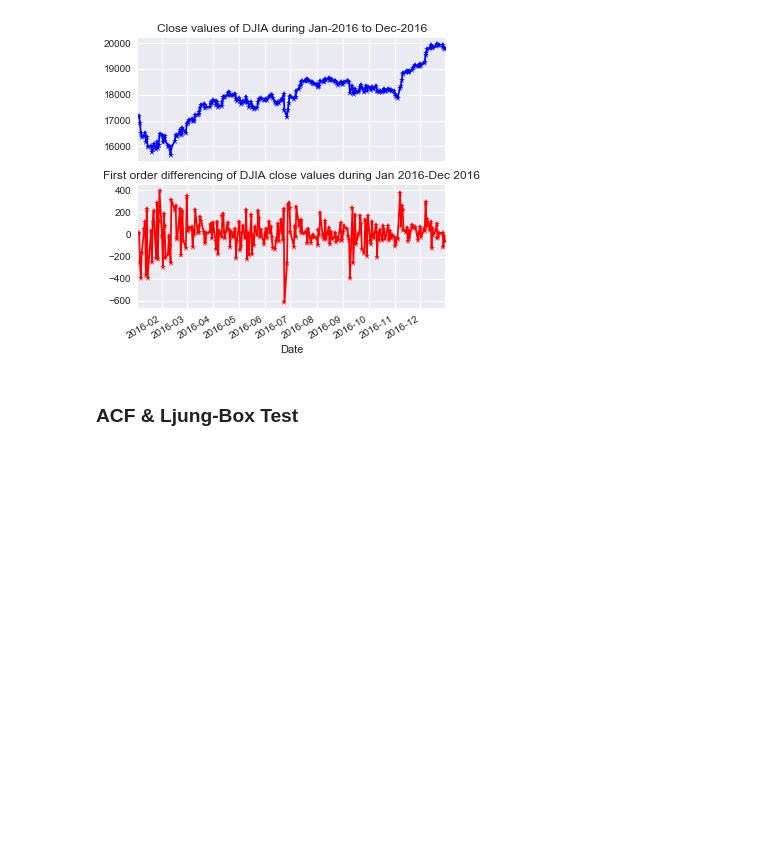
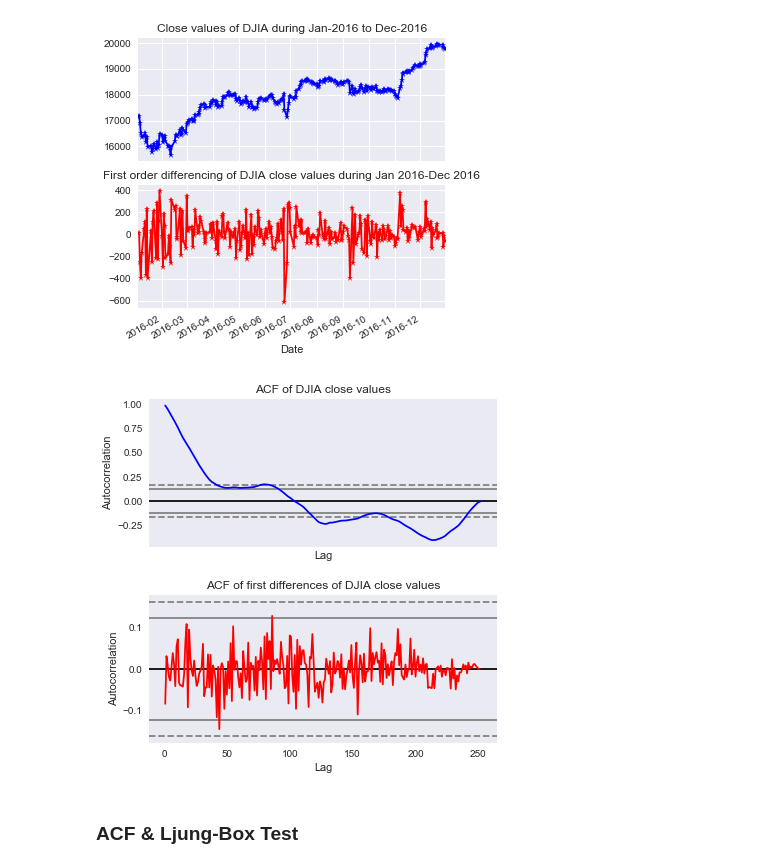
Before and after one commit to sirius0503/practical_time_series_analysis_my_codes, a Jupyter notebook: Chapter_2/Stationarity.ipynb, the cells around one changed output. Drawn from its saved outputs; the diff is of its cells as text; code cells hidden in the pictures; blank space fills up the shorter version.

```diff
--- a/Chapter_2/Stationarity.ipynb
+++ b/Chapter_2/Stationarity.ipynb
@@ -27,6 +28,17 @@ diff_close.plot(linestyle='-', marker='*', color='r', ax = axarr[1])
 # %% [output]
 <matplotlib.axes._subplots.AxesSubplot at 0x...>
 [figure]
+# %%
+# Let us plot the ACF of time series and first order differences.
+fig, ax = plt.subplots(2, sharex = True)
+fig.set_size_inches(5.5, 5.5)
+autocorrelation_plot(djia_df['Close'], color='b', ax = ax[0])
+ax[0].set_title('ACF of DJIA close values')
+autocorrelation_plot(diff_close.iloc[1:], color = 'r', ax = ax[1])
+ax[1].set_title('ACF of first differences of DJIA close values')
+plt.tight_layout(pad = 0.4, h_pad = 2.0, w_pad = 0.5)
+# %% [output]
+[figure, added]
 # %% [markdown]
 ### ACF & Ljung-Box Test
 # %%
```
Also changed, not shown: parts of 3 cells of this notebook.
